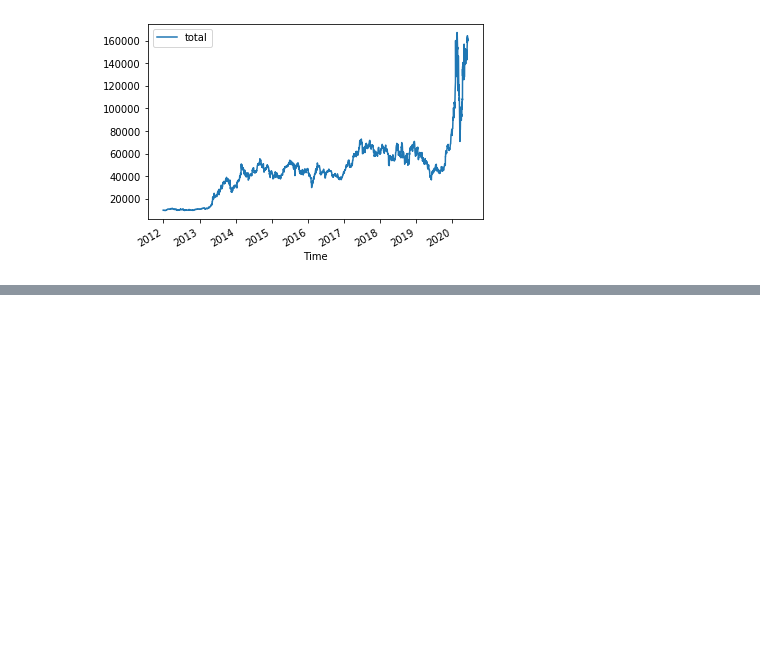
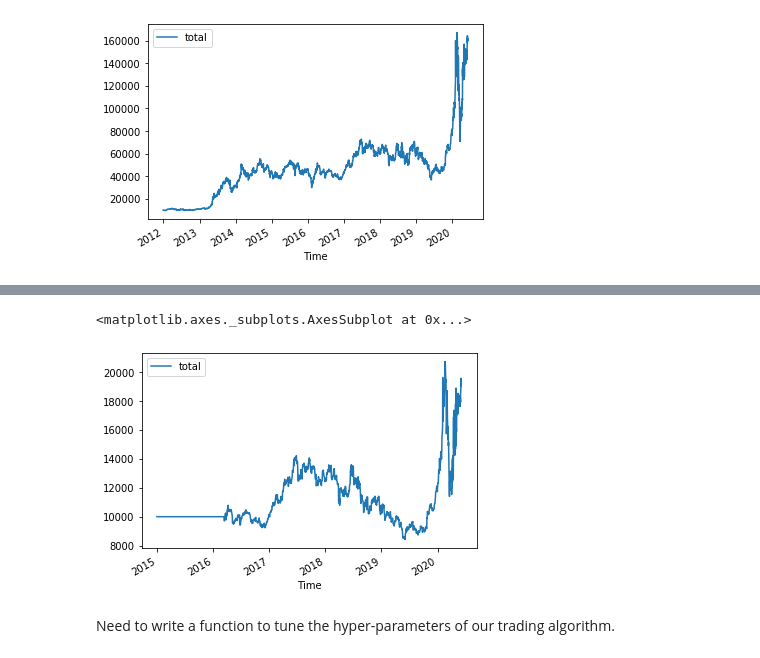
Before and after one commit to JFCherry/Insight-Data-Science-Project, a Jupyter notebook: notebooks/trading_strategy_tester.ipynb, the cells around one changed output, grey strips where cells are left out. Drawn from its saved outputs; the diff is of its cells as text; code cells hidden in the pictures; blank space fills up the shorter version.

```diff
--- a/notebooks/trading_strategy_tester.ipynb
+++ b/notebooks/trading_strategy_tester.ipynb
@@ -362,0 +730,7 @@ TypeError: cannot perform __truediv__ with this index type: DatetimeArray
+# %%
+bnh_df.plot(x='Time',y='total')
+# %% [output]
+<matplotlib.axes._subplots.AxesSubplot at 0x...>
+[figure, added]
+# %% [markdown]
+Need to write a function to tune the hyper-parameters of our trading algorithm.
```
Also changed, not shown: parts of 51 cells of this notebook, 2 other files.
